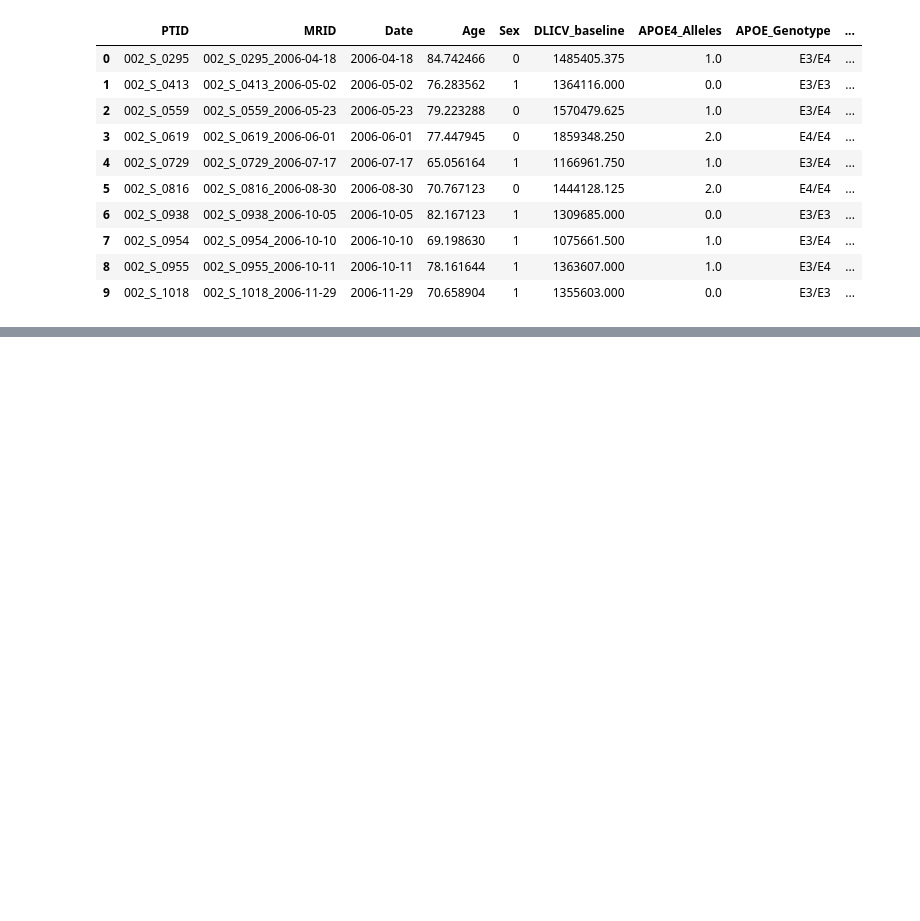
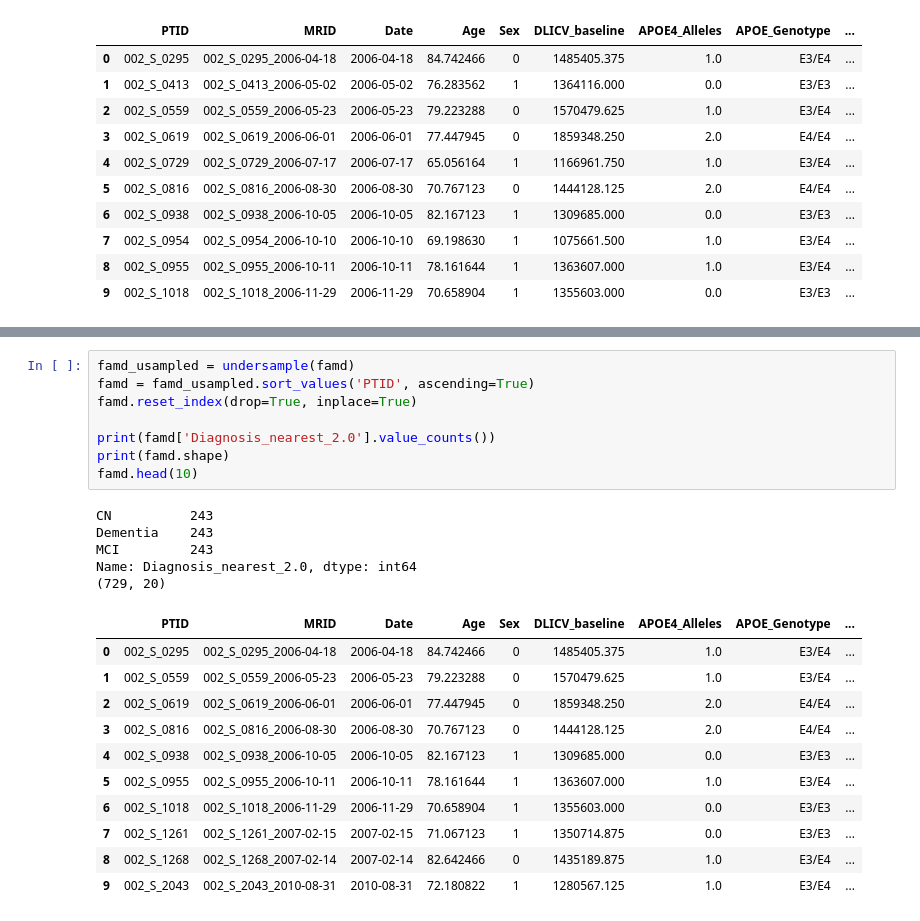
Before and after one commit to georgeaidinis/Dissertation, a Jupyter notebook: DeepCCA Model/ADNI Classification SVM FAMD.ipynb, the cells around one changed output, grey strips where cells are left out. Saved outputs shown, nothing was run; the diff lists cells and outputs as text; blank space fills up the shorter version.

```diff
--- a/DeepCCA Model/ADNI Classification SVM FAMD.ipynb
+++ b/DeepCCA Model/ADNI Classification SVM FAMD.ipynb
@@ -226,0 +241,25 @@ Name: Diagnosis_nearest_2.0, dtype: int64
+# %%
+famd_usampled = undersample(famd)
+famd = famd_usampled.sort_values('PTID', ascending=True)
+famd.reset_index(drop=True, inplace=True)
+
+print(famd['Diagnosis_nearest_2.0'].value_counts())
+print(famd.shape)
+famd.head(10)
+# %% [output]
+CN          243
+Dementia    243
+MCI         243
+Name: Diagnosis_nearest_2.0, dtype: int64
+(729, 20)
+|  | PTID | MRID | Date | Age | Sex | DLICV_baseline | APOE4_Alleles | APOE_Genotype | ... |
+| 0 | 002_S_0295 | 002_S_0295_2006-04-18 | 2006-04-18 | 84.742466 | 0 | 1485405.375 | 1.0 | E3/E4 | ... |
+| 1 | 002_S_0559 | 002_S_0559_2006-05-23 | 2006-05-23 | 79.223288 | 0 | 1570479.625 | 1.0 | E3/E4 | ... |
+| 2 | 002_S_0619 | 002_S_0619_2006-06-01 | 2006-06-01 | 77.447945 | 0 | 1859348.250 | 2.0 | E4/E4 | ... |
+| 3 | 002_S_0816 | 002_S_0816_2006-08-30 | 2006-08-30 | 70.767123 | 0 | 1444128.125 | 2.0 | E4/E4 | ... |
+| 4 | 002_S_0938 | 002_S_0938_2006-10-05 | 2006-10-05 | 82.167123 | 1 | 1309685.000 | 0.0 | E3/E3 | ... |
+| 5 | 002_S_0955 | 002_S_0955_2006-10-11 | 2006-10-11 | 78.161644 | 1 | 1363607.000 | 1.0 | E3/E4 | ... |
+| 6 | 002_S_1018 | 002_S_1018_2006-11-29 | 2006-11-29 | 70.658904 | 1 | 1355603.000 | 0.0 | E3/E3 | ... |
+| 7 | 002_S_1261 | 002_S_1261_2007-02-15 | 2007-02-15 | 71.067123 | 1 | 1350714.875 | 0.0 | E3/E3 | ... |
+| 8 | 002_S_1268 | 002_S_1268_2007-02-14 | 2007-02-14 | 82.642466 | 0 | 1435189.875 | 1.0 | E3/E4 | ... |
+| 9 | 002_S_2043 | 002_S_2043_2010-08-31 | 2010-08-31 | 72.180822 | 1 | 1280567.125 | 1.0 | E3/E4 | ... |
```
Also changed, not shown: parts of 3 cells of this notebook, 8 other files.
